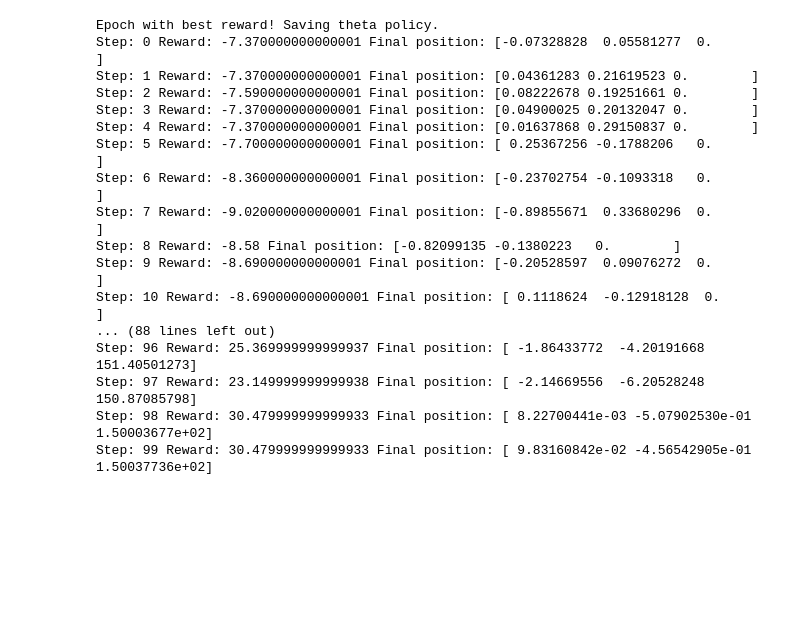
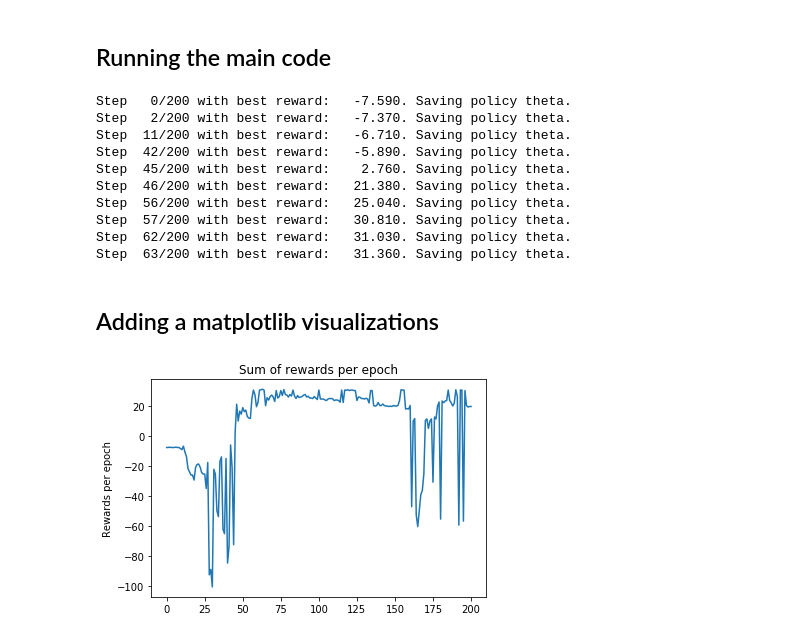
Before and after one commit to mikeleske/quadcopter-ars, a Jupyter notebook: quadcopter-ars.ipynb, the cells around one changed output. Drawn from its saved outputs; the diff is of its cells as text; code cells hidden in the pictures; blank space fills up the shorter version.

```diff
--- a/quadcopter-ars.ipynb
+++ b/quadcopter-ars.ipynb
@@ -145,8 +145,11 @@ def train(env, policy, normalizer, hp):
 # %%
 def run(env, policy, normalizer, hp):
     reward_evaluation = explore(env, normalizer, policy)
+# %% [markdown]
+## Running the main code
 # %%
-# Running the main code
+import warnings
+warnings.filterwarnings('ignore')
 
 hp = Hp()
 t = Tracer()
@@ -161,26 +164,34 @@ normalizer = Normalizer(nb_inputs)
 
 best_reward = -999.
 train(env, policy, normalizer, hp)
-policy.theta = np.load('theta.npy')
+#policy.theta = np.load('theta.npy')
 run(env, policy, normalizer, hp)
 # %% [output]
-Epoch with best reward! Saving theta policy.
-Step: 0 Reward: -7.370000000000001 Final position: [-0.07328828  0.05581277  0.        ]
-Step: 1 Reward: -7.370000000000001 Final position: [0.04361283 0.21619523 0.        ]
-Step: 2 Reward: -7.590000000000001 Final position: [0.08222678 0.19251661 0.        ]
-Step: 3 Reward: -7.370000000000001 Final position: [0.04900025 0.20132047 0.        ]
-Step: 4 Reward: -7.370000000000001 Final position: [0.01637868 0.29150837 0.        ]
-Step: 5 Reward: -7.700000000000001 Final position: [ 0.25367256 -0.1788206   0.        ]
-Step: 6 Reward: -8.360000000000001 Final position: [-0.23702754 -0.1093318   0.        ]
-Step: 7 Reward: -9.020000000000001 Final position: [-0.89855671  0.33680296  0.        ]
-Step: 8 Reward: -8.58 Final position: [-0.82099135 -0.1380223   0.        ]
-Step: 9 Reward: -8.690000000000001 Final position: [-0.20528597  0.09076272  0.        ]
-Step: 10 Reward: -8.690000000000001 Final position: [ 0.1118624  -0.12918128  0.        ]
-... (88 lines left out)
-Step: 96 Reward: 25.369999999999937 Final position: [ -1.86433772  -4.20191668 151.40501273]
-Step: 97 Reward: 23.149999999999938 Final position: [ -2.14669556  -6.20528248 150.87085798]
-Step: 98 Reward: 30.479999999999933 Final position: [ 8.22700441e-03 -5.07902530e-01  1.50003677e+02]
-Step: 99 Reward: 30.479999999999933 Final position: [ 9.83160842e-02 -4.56542905e-01  1.50037736e+02]
+Step   0/200 with best reward:   -7.590. Saving policy theta.
+Step   2/200 with best reward:   -7.370. Saving policy theta.
+Step  11/200 with best reward:   -6.710. Saving policy theta.
+Step  42/200 with best reward:   -5.890. Saving policy theta.
+Step  45/200 with best reward:    2.760. Saving policy theta.
+Step  46/200 with best reward:   21.380. Saving policy theta.
+Step  56/200 with best reward:   25.040. Saving policy theta.
+Step  57/200 with best reward:   30.810. Saving policy theta.
+Step  62/200 with best reward:   31.030. Saving policy theta.
+Step  63/200 with best reward:   31.360. Saving policy theta.
+# %% [markdown]
+## Adding a matplotlib visualizations
+# %%
+import matplotlib.pyplot as plt
+%matplotlib inline
+
+sum_rewards = [ sum(trace.rewards) for trace in t.traces ]
+
+plt.plot(sum_rewards)
+plt.title('Sum of rewards per epoch')
+plt.ylabel('Epoch')
+plt.ylabel('Rewards per epoch')
+plt.show()
+# %% [output]
+[figure, added]
 # %%
 #t.traces[-1].rewards
 # %%
```
Also changed, not shown: parts of 8 cells of this notebook, 3 other files.
